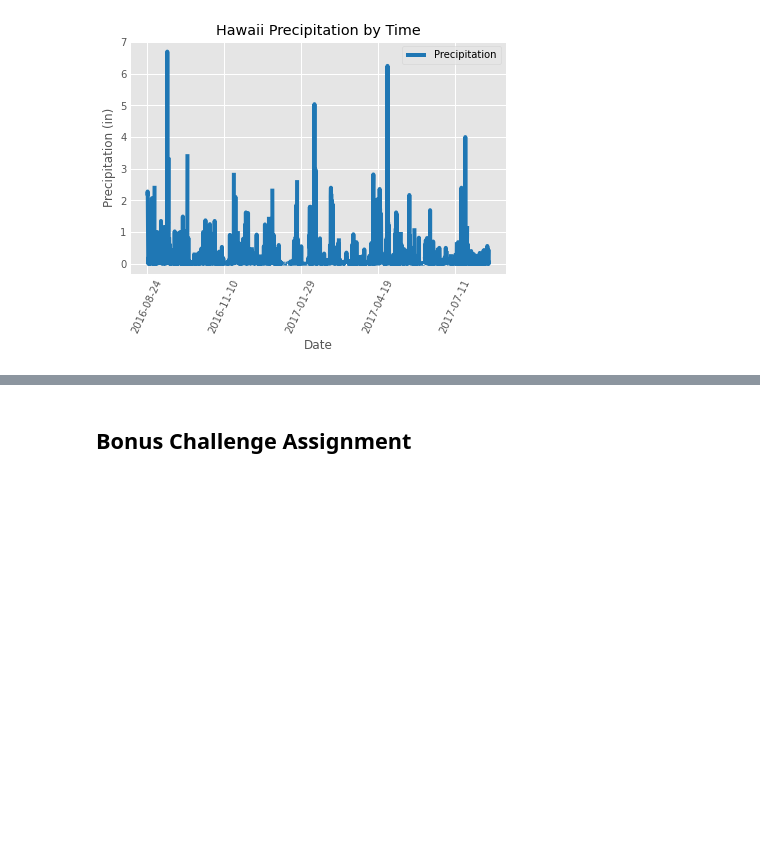
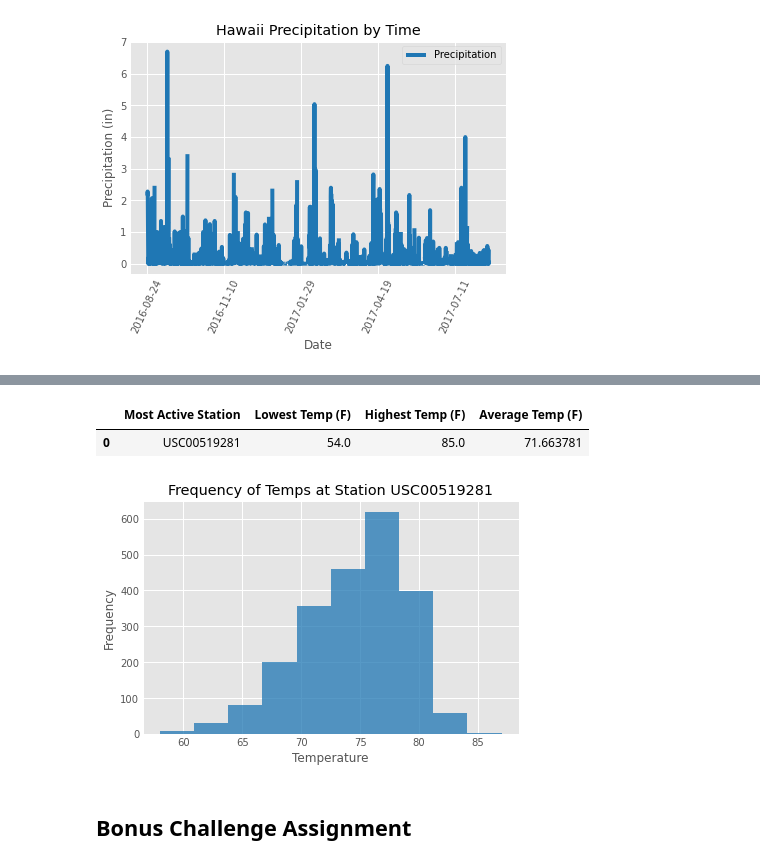
Before and after one commit to gabeo13/SQLAlchemy-ORM-Flask-API, a Jupyter notebook: climate.ipynb, the cells around one changed output, grey strips where cells are left out. Cells and saved outputs as stored; diff of their text form; code cells hidden in the pictures; blank space fills up the shorter version.

```diff
--- a/climate.ipynb
+++ b/climate.ipynb
@@ -88,3 +125,73 @@ plt.savefig('img/precip.png',bbox_inches='tight')
+# %%
+# Using the station id from the previous query, calculate the lowest temperature recorded,
+# highest temperature recorded, and average temperature of the most active station?
+station_min=func.min(measurement.tobs).label('station_min')
+station_max=func.max(measurement.tobs).label('station_max')
+station_mean=func.avg(measurement.tobs).label('station_mean')
+
+busy_station=session.query(measurement.station, station_min,station_max,station_mean)\
+.filter(measurement.station=='USC00519281').all()
+
+d={'Most Active Station':[],'Lowest Temp (F)':[],'Highest Temp (F)':[],'Average Temp (F)':[]}
+for i in busy_station:
+    d['Most Active Station'].append(i.station)
+    d['Lowest Temp (F)'].append(i.station_min)
+    d['Highest Temp (F)'].append(i.station_max)
+    d['Average Temp (F)'].append(i.station_mean)
+
+active_df=pd.DataFrame(d)
+dfi.export(active_df,'img/active_station.png')
+active_df
+# %% [output]
+|  | Most Active Station | Lowest Temp (F) | Highest Temp (F) | Average Temp (F) |
+| 0 | USC00519281 | 54.0 | 85.0 | 71.663781 |
+# %%
+# Choose the station with the highest number of temperature observations.
+# Query the last 12 months of temperature observation data for this station and plot the results as a histogram
+
+tobs_count=func.count(measurement.tobs).label('tobs_count')
+
+tobs_activity=session.query(measurement.station, tobs_count)\
+.group_by(measurement.station).order_by(tobs_count.desc()).all()
+
+d={'Station':[],'# of Temps':[]}
+for i in tobs_activity:
+    d['Station'].append(i.station)
+    d['# of Temps'].append(i.tobs_count)
+
+tobs_df=pd.DataFrame(d)
+dfi.export(tobs_df,'img/station_count.png')
+
+# Calculate the date 1 year ago from the last data point in the database
+last_date=session.query(measurement.date,measurement.station)\
+.filter(measurement.station=='USC00519281').all()
+
+for i in last_date:
+    date_time_obj = dt.date.fromisoformat(i.date)
+
+year_ago =  dt.date(date_time_obj.year,date_time_obj.month,date_time_obj.day) - dt.timedelta(days=365)
+
+# Perform a query to retrieve the temperature data
+tobs=session.query(measurement.date,measurement.station,measurement.tobs)\
+.filter(measurement.date > str(year_ago))\
+.filter(measurement.station=='USC00519281').all()
+
+d={'Date':[],'Temperature':[]}
+for i in prcp:
+    d['Date'].append(i.date)
+    d['Temperature'].append(i.tobs)
+
+temp_df=pd.DataFrame(d)
+
+# Use Pandas Plotting with Matplotlib to plot the data
+plt.style.use('ggplot')
+temp_df.hist(column='Temperature', color='tab:blue',alpha=0.75)
+plt.xlabel('Temperature')
+plt.ylabel('Frequency')
+plt.title("Frequency of Temps at Station USC00519281")
+plt.savefig('img/temps.png',bbox_inches='tight')
+# %% [output]
+[figure, added]
 # %% [markdown]
 ## Bonus Challenge Assignment
 # %%
```
Also changed, not shown: parts of 6 cells of this notebook, 4 other files.
